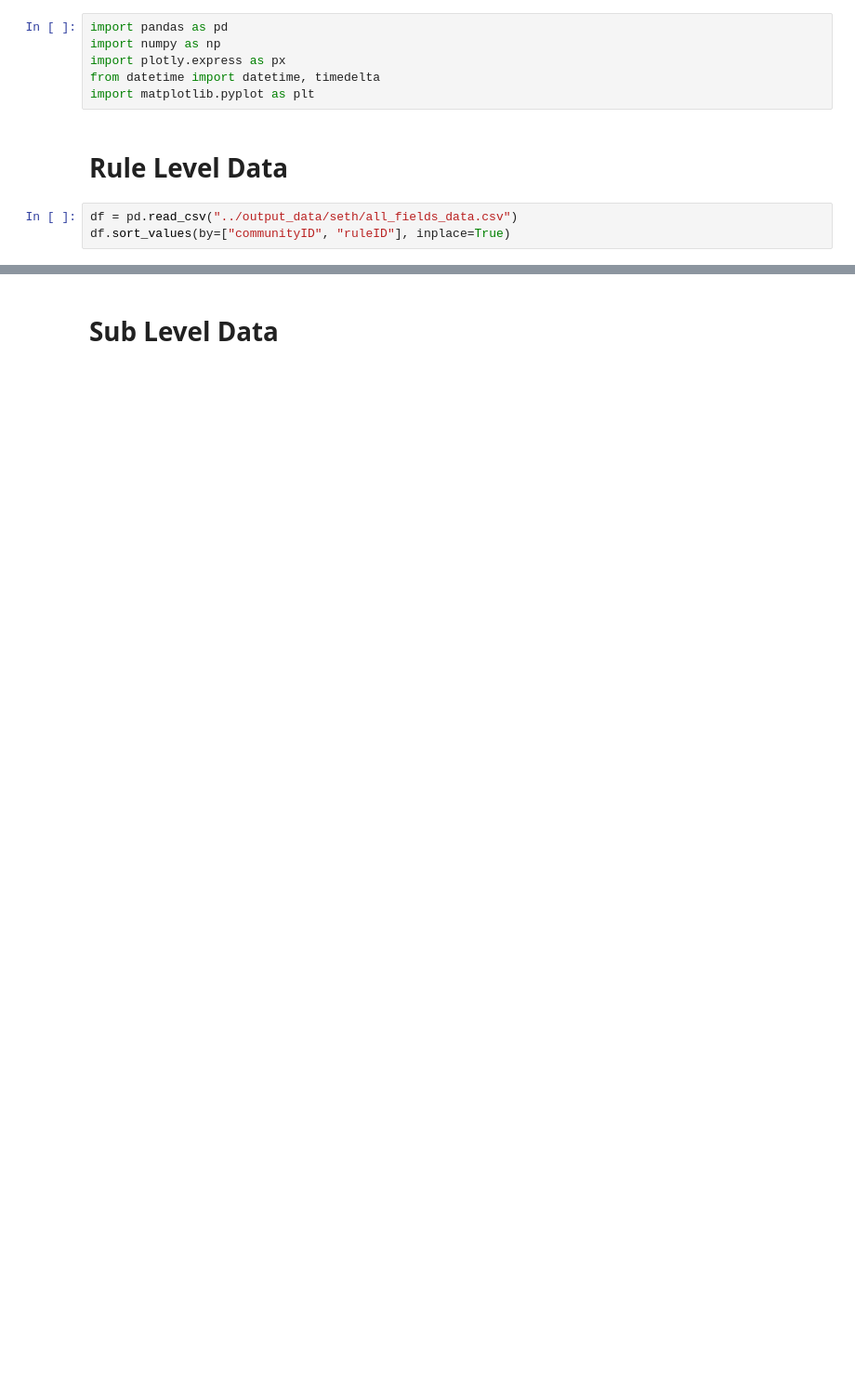
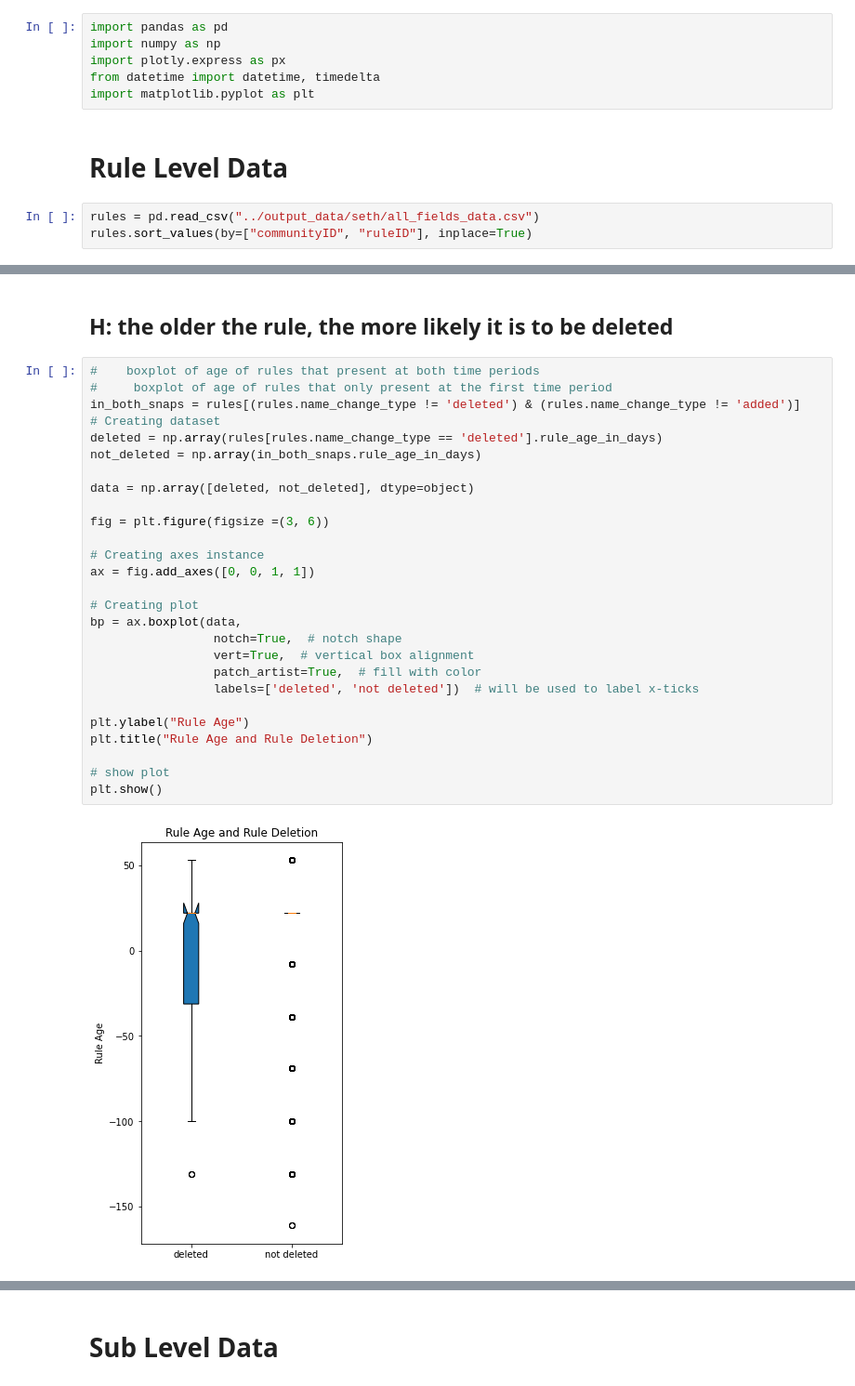
Before and after one commit to nammyk789/reddit-rule-change, a Jupyter notebook: jupyter notebooks/looking_at_seth_data.ipynb, the cells around one changed output, grey strips where cells are left out. Shown: that part at 93% size. Drawn from its saved outputs; the diff is of its cells as text; blank space fills up the shorter version.

```diff
--- a/jupyter notebooks/looking_at_seth_data.ipynb
+++ b/jupyter notebooks/looking_at_seth_data.ipynb
@@ -7,6 +7,6 @@ import matplotlib.pyplot as plt
 # %% [markdown]
 # Rule Level Data
 # %%
-df = pd.read_csv("../output_data/seth/all_fields_data.csv")
-df.sort_values(by=["communityID", "ruleID"], inplace=True)
+rules = pd.read_csv("../output_data/seth/all_fields_data.csv")
+rules.sort_values(by=["communityID", "ruleID"], inplace=True)
 # %%
@@ -20,0 +23,31 @@ df.head(5)
+# %% [markdown]
+## H: the older the rule, the more likely it is to be deleted
+# %%
+#    boxplot of age of rules that present at both time periods
+#     boxplot of age of rules that only present at the first time period
+in_both_snaps = rules[(rules.name_change_type != 'deleted') & (rules.name_change_type != 'added')]
+# Creating dataset
+deleted = np.array(rules[rules.name_change_type == 'deleted'].rule_age_in_days)
+not_deleted = np.array(in_both_snaps.rule_age_in_days)
+
+data = np.array([deleted, not_deleted], dtype=object)
+
+fig = plt.figure(figsize =(3, 6))
+
+# Creating axes instance
+ax = fig.add_axes([0, 0, 1, 1])
+
+# Creating plot
+bp = ax.boxplot(data,
+                 notch=True,  # notch shape
+                 vert=True,  # vertical box alignment
+                 patch_artist=True,  # fill with color
+                 labels=['deleted', 'not deleted'])  # will be used to label x-ticks
+
+plt.ylabel("Rule Age")
+plt.title("Rule Age and Rule Deletion")
+
+# show plot
+plt.show()
+# %% [output]
+[figure, added]
```
Also changed, not shown: parts of 28 cells of this notebook, 2 other files.
